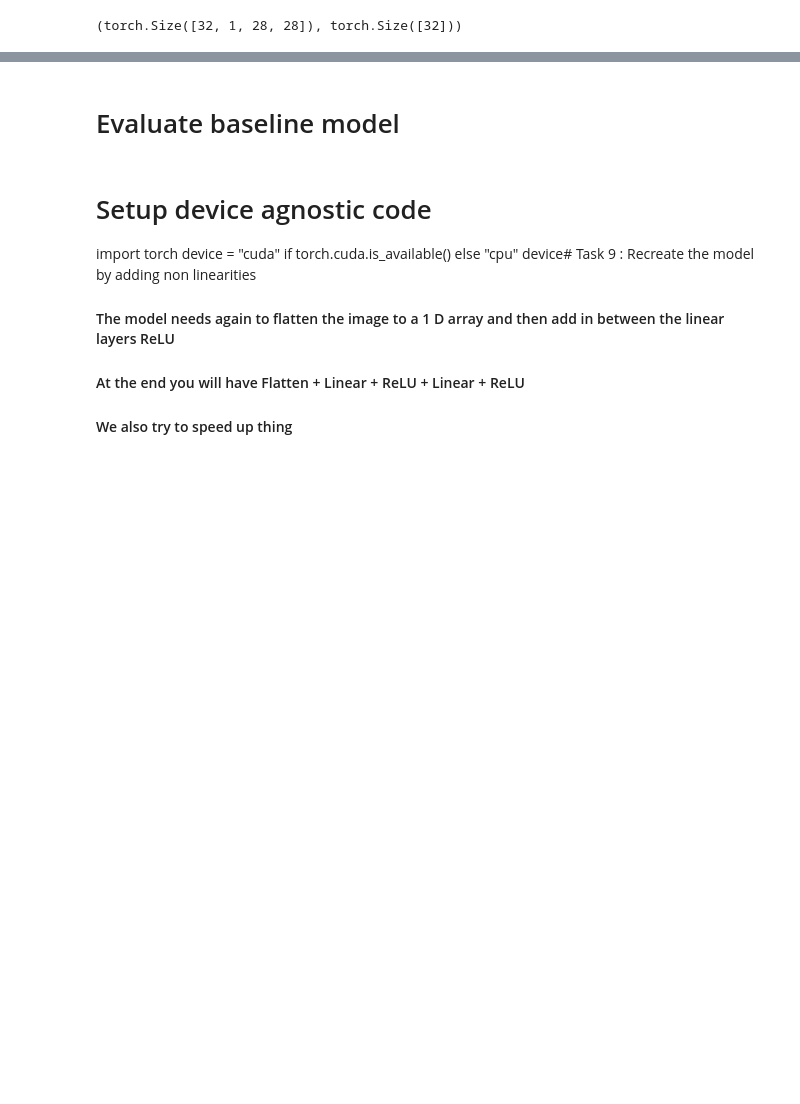
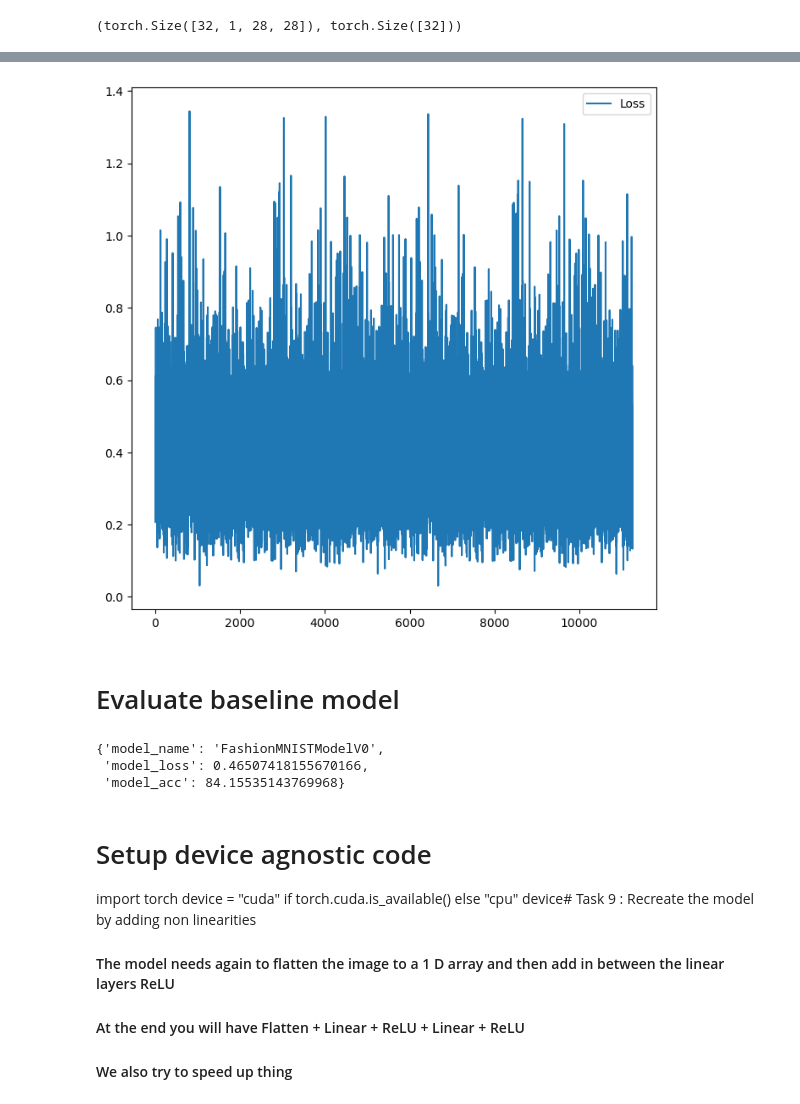
Before and after one commit to x64alex/AI, a Jupyter notebook: Lab7/AI_lab_7_2023_bug_fix_v4.ipynb, the cells around one changed output, grey strips where cells are left out. Cells and saved outputs as stored; diff of their text form; code cells hidden in the pictures; blank space fills up the shorter version.

```diff
--- a/Lab7/AI_lab_7_2023_bug_fix_v4.ipynb
+++ b/Lab7/AI_lab_7_2023_bug_fix_v4.ipynb
@@ -426,7 +427,9 @@ class FashionMNISTModelV0(nn.Module):
     def __init__(self, input_shape: int, hidden_units: int, output_shape: int):
         super().__init__()
         self.layer_stack = nn.Sequential(
-            #Ex 4 here
+            nn.Flatten(),
+            nn.Linear(28*28, 128),
+            nn.Linear(128, 10)
         )
 
     def forward(self, x):
@@ -455,5 +458,5 @@ def accuracy_fn(y_true, y_pred):
     return acc
 # %%
 # Ex 5 Define the loss as Cross Entropy loss and the sgd optimizer
-criterion5 = nn.CrossEntropyLoss()
-optimizer5 = torch.optim.SGD(model4.parameters(), lr=0.1)
+criterion1 = nn.CrossEntropyLoss()
+optimizer1 = torch.optim.SGD(model_0.parameters(), lr=0.1)
@@ -477,6 +478,7 @@ def print_train_time(start: float, end: float, device: torch.device = None):
     return total_time
 # %%
 # Ex 6 Create a loss_values_arr and plot it after the training loop
+loss_values_array = []
 # %%
 # Ex 7 Finish the training loop instructions
 # %%
@@ -502,12 +504,17 @@ for epoch in tqdm(range(epochs)):
         y_pred = model_0(X)
 
         # 2. Calculate loss (per batch)
+        loss = criterion1(y_pred, y)
 
+        loss_values_array.append(loss.item())
         # 3. Optimizer zero grad
+        optimizer1.zero_grad()
 
         # 4. Loss backward
+        loss.backward()
 
         # 5. Optimizer step
+        optimizer1.step()
         # Print out how many samples have been seen
         if batch % 400 == 0:
             print(f"Looked at {batch * len(X)}/{len(train_dataloader.dataset)} samples")
@@ -520,9 +527,9 @@ for epoch in tqdm(range(epochs)):
             # 1. Forward pass
             test_pred = model_0(X)
 
+            loss_fn = criterion1
             # 2. Calculate loss (accumatively)
             test_loss += loss_fn(test_pred, y) # accumulatively add up the loss per epoch
-
             # 3. Calculate accuracy (preds need to be same as y_true)
             test_acc += accuracy_fn(y_true=y, y_pred=test_pred.argmax(dim=1))
 
@@ -540,5 +547,4 @@ for epoch in tqdm(range(epochs)):
 
 # Calculate training time
 train_time_end_on_cpu = timer()
-total_train_time_model_0 = print_train_time(start=train_time_start_on_cpu,
-                                           end=train_time_end_on_cpu,
+total_train_time_model_0 = print_train_time(start=train_time_start_on_cpu, end=train_time_end_on_cpu)
@@ -545,3 +569,9 @@ total_train_time_model_0 = print_train_time(start=train_time_start_on_cpu,
+# %%
+plt.plot(loss_values_array, label="Loss")
+plt.legend()
+plt.show()
+# %% [output]
+[figure, added]
 # %%
 # The model is looking good
 # %% [markdown]
@@ -588,6 +618,10 @@ model_0_results = eval_model(model=model_0, data_loader=test_dataloader,
     loss_fn=loss_fn, accuracy_fn=accuracy_fn
 )
 model_0_results
+# %% [output]
+{'model_name': 'FashionMNISTModelV0',
+ 'model_loss': 0.46507418155670166,
+ 'model_acc': 84.15535143769968}
 # %% [markdown]
 # Setup device agnostic code
 import torch
```
Also changed, not shown: parts of 8 cells of this notebook.
